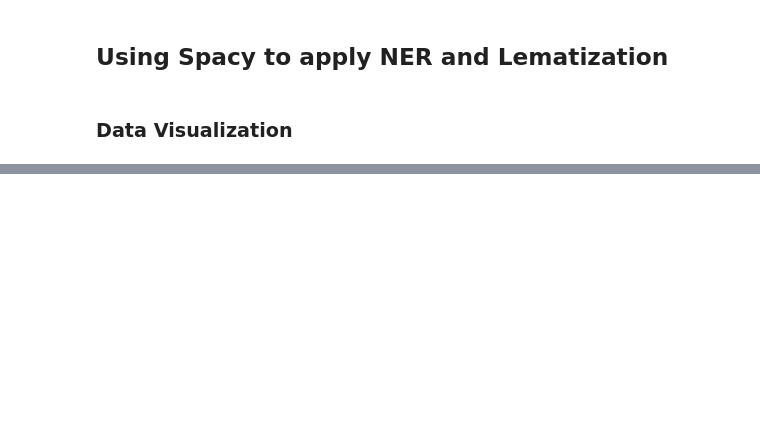
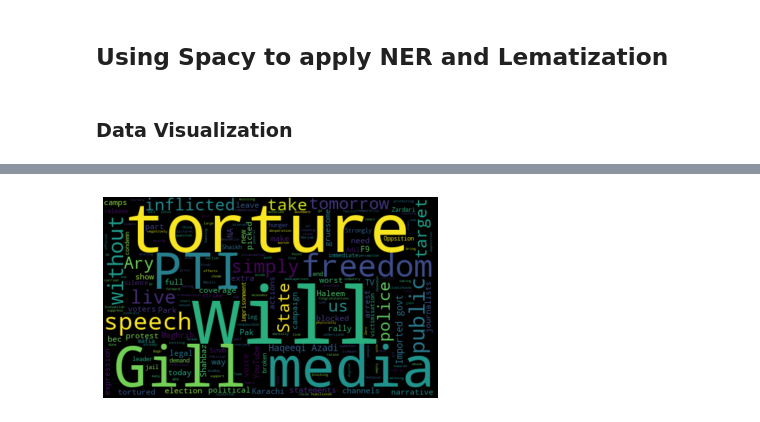
Before and after one commit to ahmadmujahid414/Twitter-Scrapping-using-Twint, a Jupyter notebook: Twitter Scrapper .ipynb, the cells around one changed output, grey strips where cells are left out. Drawn from its saved outputs; the diff is of its cells as text; code cells hidden in the pictures; blank space fills up the shorter version.

Commit message:
added Sentiment Analysis

```diff
--- a/Twitter Scrapper .ipynb
+++ b/Twitter Scrapper .ipynb
@@ -161,0 +189,11 @@ plt.show()
+# %%
+def clearText(text):
+    text = re.sub(r'&amp;+','',text)
+    text = re.sub(r'#','',text)
+    text = re.sub(r'https?:\/\/\S+','',text)
+
+    return text
+
+en_tweets["Tweets"] = en_tweets['tweet'].apply(clearText)
+
+en_tweets
@@ -161,0 +202,3 @@ plt.show()
+# %%
+en_tweets = pd.DataFrame(en_tweets)
+en_tweets.head(5)
@@ -161,0 +212,10 @@ plt.show()
+# %%
+from textblob import TextBlob
+from wordcloud import WordCloud
+def getsubjectivity(text):
+    return TextBlob(text).sentiment.subjectivity
+def getpopularity(text):
+    return TextBlob(text).sentiment.polarity
+
+en_tweets['Subjectivity'] = en_tweets['Tweets'].apply(getsubjectivity)
+en_tweets['Polarity'] = en_tweets['Tweets'].apply(getpopularity)
@@ -161,0 +231,9 @@ plt.show()
+# %%
+all_word = ' '.join([twts for twts in en_tweets['Tweets']])
+wordCloud = WordCloud(width = 500, height = 300,random_state = 21, max_font_size = 119).generate(all_word)
+
+plt.imshow(wordCloud, interpolation = 'bilinear')
+plt.axis('off')
+plt.show()
+# %% [output]
+[figure, added]
```
Also changed, not shown: parts of 15 cells of this notebook, 1 other file.
